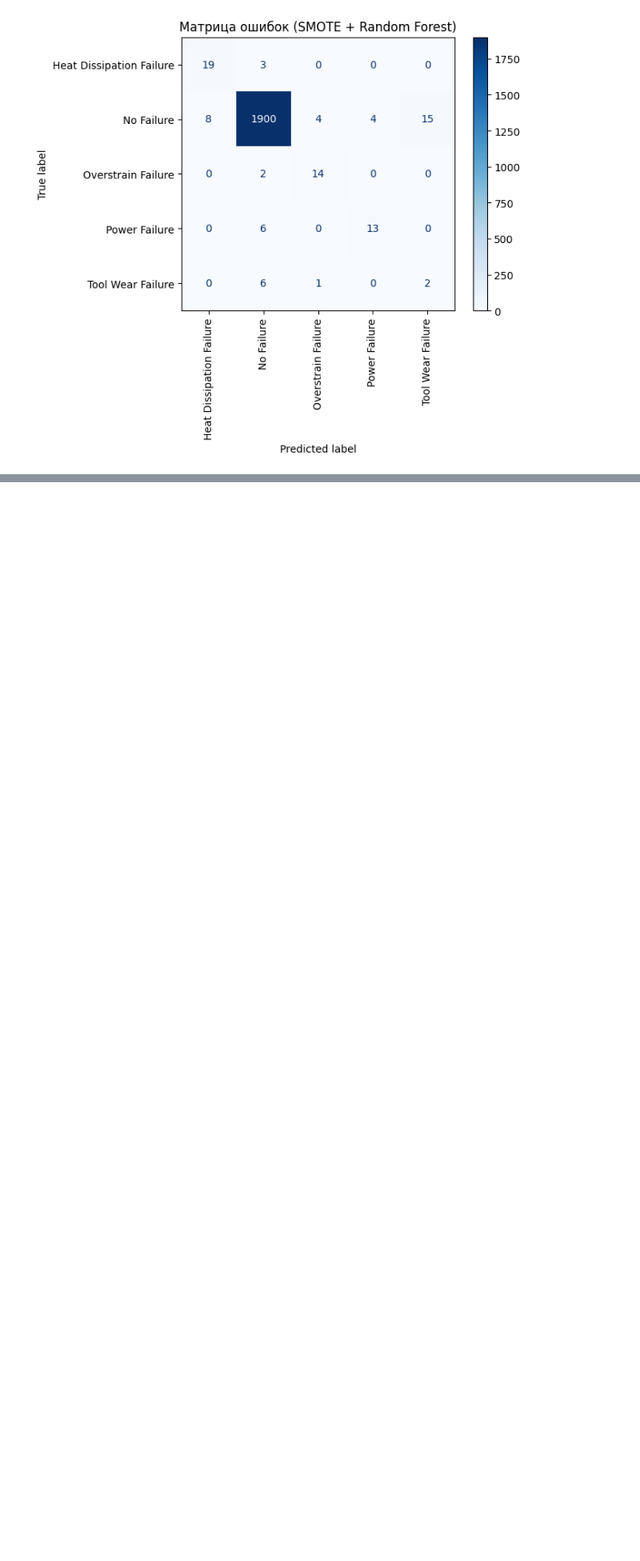
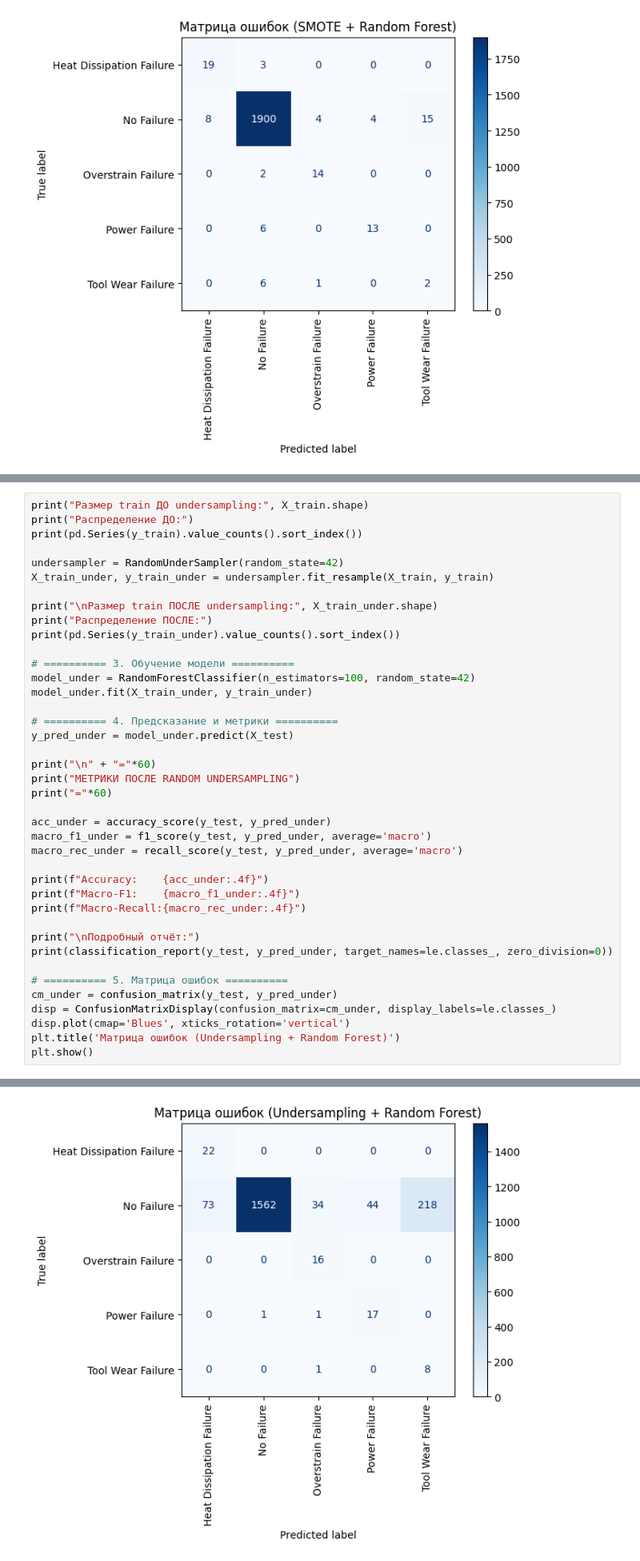
Before and after one commit to lilo5425/ML_balancing, a Jupyter notebook: Balance.ipynb, the cells around one changed output, grey strips where cells are left out. Shown: that part at 80% size. Cells and saved outputs as stored; diff of their text form; blank space fills up the shorter version.

```diff
--- a/Balance.ipynb
+++ b/Balance.ipynb
@@ -243,0 +247,41 @@ Name: count, dtype: int64
+# %%
+print("Размер train ДО undersampling:", X_train.shape)
+print("Распределение ДО:")
+print(pd.Series(y_train).value_counts().sort_index())
+
+undersampler = RandomUnderSampler(random_state=42)
+X_train_under, y_train_under = undersampler.fit_resample(X_train, y_train)
+
+print("\nРазмер train ПОСЛЕ undersampling:", X_train_under.shape)
+print("Распределение ПОСЛЕ:")
+print(pd.Series(y_train_under).value_counts().sort_index())
+
+# ========== 3. Обучение модели ==========
+model_under = RandomForestClassifier(n_estimators=100, random_state=42)
+model_under.fit(X_train_under, y_train_under)
+
+# ========== 4. Предсказание и метрики ==========
+y_pred_under = model_under.predict(X_test)
+
+print("\n" + "="*60)
+print("МЕТРИКИ ПОСЛЕ RANDOM UNDERSAMPLING")
+print("="*60)
+
+acc_under = accuracy_score(y_test, y_pred_under)
+macro_f1_under = f1_score(y_test, y_pred_under, average='macro')
+macro_rec_under = recall_score(y_test, y_pred_under, average='macro')
+
+print(f"Accuracy:    {acc_under:.4f}")
+print(f"Macro-F1:    {macro_f1_under:.4f}")
+print(f"Macro-Recall:{macro_rec_under:.4f}")
+
+print("\nПодробный отчёт:")
+print(classification_report(y_test, y_pred_under, target_names=le.classes_, zero_division=0))
+
+# ========== 5. Матрица ошибок ==========
+cm_under = confusion_matrix(y_test, y_pred_under)
+disp = ConfusionMatrixDisplay(confusion_matrix=cm_under, display_labels=le.classes_)
+disp.plot(cmap='Blues', xticks_rotation='vertical')
+plt.title('Матрица ошибок (Undersampling + Random Forest)')
+plt.show()
+# %% [output]
@@ -243,0 +305 @@ Name: count, dtype: int64
+[figure, added]
```
Also changed, not shown: parts of 6 cells of this notebook.
